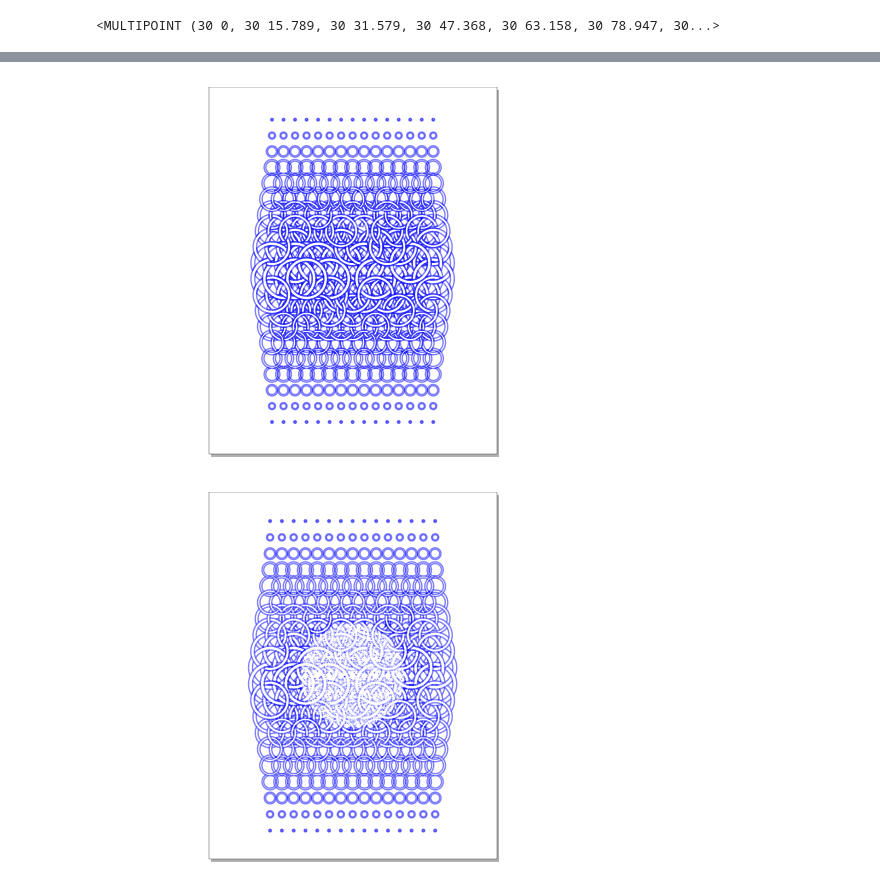
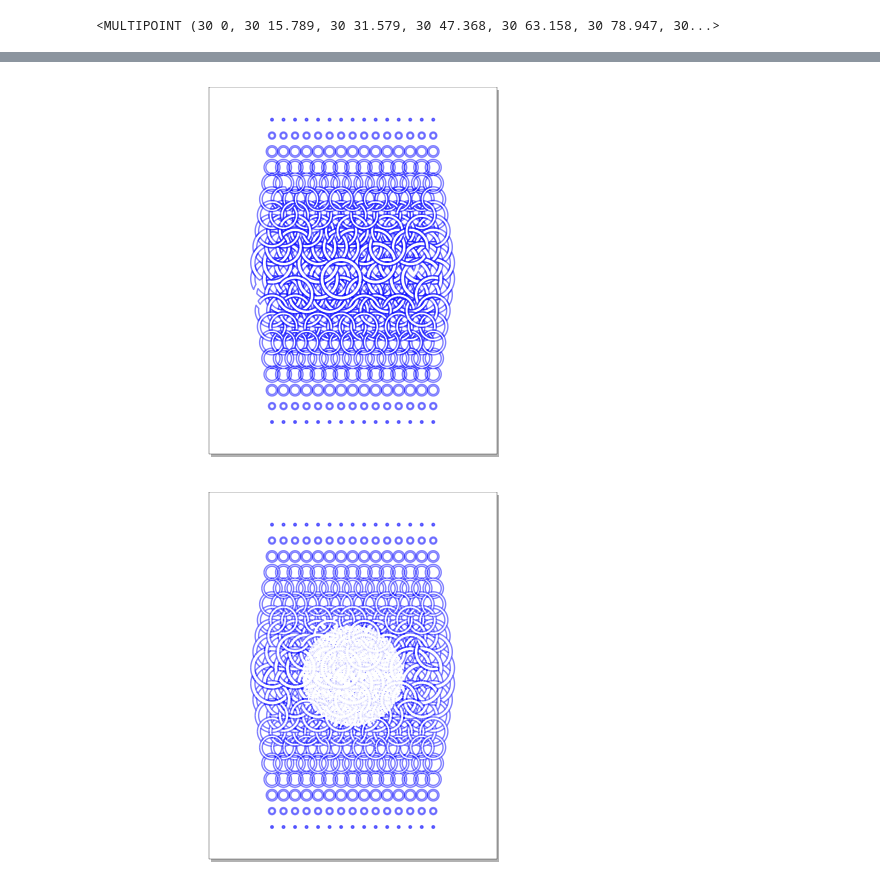
Before and after one commit to ANaka/brr, a Jupyter notebook: projects/dashing/dashing/20230331_intersection_dashing.ipynb, the cells around one changed output, grey strips where cells are left out. Saved outputs shown, nothing was run; the diff lists cells and outputs as text; code cells hidden in the pictures.

```diff
--- a/projects/dashing/dashing/20230331_intersection_dashing.ipynb
+++ b/projects/dashing/dashing/20230331_intersection_dashing.ipynb
@@ -49,7 +50,7 @@ xs = np.linspace(30, 190, n_xs)
 ys = np.linspace(0, 300, n_ys)
 pts = [Point(x, y) for x, y in itertools.product(xs, ys)]
 radii = [np.interp(pt.y, [0, 150, 300], [1, 20, 1]) for pt in pts]
-thicknesses = [np.interp(pt.y, [0, 150, 300], [0.3, 2, 0.3]) for pt in pts]
+thicknesses = [np.interp(pt.y, [0, 150, 300], [0.3, 2.2, 0.3]) for pt in pts]
 
 MultiPoint(pts)
 # %% [output]
@@ -143,12 +150,10 @@ Chunking polygons
 # %%
 
-disjoint = find_parent_polygons(disjoint=disjoint, original=gdf)
-
-disjoint = assign_random_order_to_adjacent_clusters(disjoint)
 ngdf = merge_disjoint_polys(disjoint)
 
+
 # clean up with closing + opening
-buffer_value = 0.1
+buffer_value = 0.01
 ngdf.geometry = ngdf.buffer(buffer_value).buffer(-buffer_value)
 ngdf.geometry = ngdf.buffer(-buffer_value).buffer(buffer_value)
-ngdf = ngdf.explode(index_parts=False)
+# ngdf = ngdf.explode(index_parts=False)
@@ -166,11 +181,10 @@ sk = vsketch.Vsketch()
 sk.scale('1mm')
 sk.penWidth('0.05mm')
 sk.size(paper.page_format_mm)
-mls = make_like(mls, drawbox)
-sk.geometry(mls)
+sk.geometry(make_like(mls, drawbox))
 sk.display()
 # %% [output]
-[figure, old version]
+[figure, new version]
 # %%
 middle_circle = Point(110, 150).buffer(50)
 middle_lines = mls.intersection(middle_circle)
@@ -191,17 +192,23 @@ def generate_interpolation_dists(dist_gen):
 # %%
+breakpoint_sets = []
+for ii in range(len(middle_lines.geoms)):
+    breakpoint_set = np.random.uniform(0, 1, 1)
+    second_breakpoints = breakpoint_set.copy() + np.random.uniform(0, 0.2, len(breakpoint_set))
+    breakpoint_set = np.concatenate([breakpoint_set, second_breakpoints])
+    breakpoint_sets.append(np.sort(breakpoint_set))
 
-breakpoint_sets = [np.sort(np.random.uniform(0, 1, 5)) for _ in range(len(middle_lines.geoms))]
 dashed_lines = [dash_linestring(ls, breakpoints) for ls, breakpoints in zip(middle_lines.geoms, breakpoint_sets)]
 dashed_lines = merge_LineStrings(dashed_lines)
 # %%
 
 dashed_mls = merge_LineStrings([dashed_lines, outer_lines])
+dashed_mls = make_like(dashed_mls, drawbox)
 sk = vsketch.Vsketch()
 sk.scale('1mm')
 sk.penWidth('0.05mm')
 sk.size(paper.page_format_mm)
 
 sk.geometry(dashed_mls)
 sk.display()
 # %% [output]
-[figure, old version]
+[figure, new version]
```
Also changed, not shown: parts of 51 cells of this notebook.
